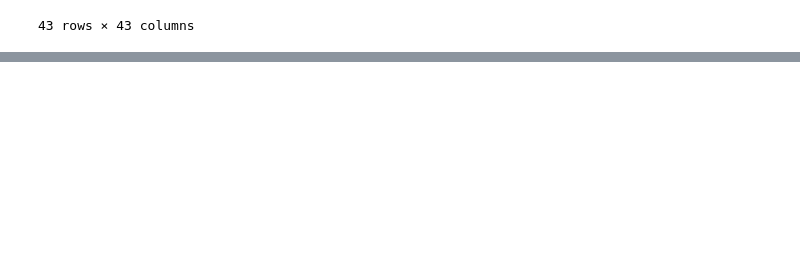
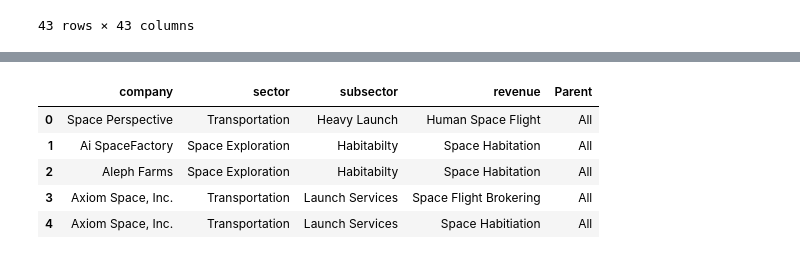
Before and after one commit to varshafawkes/spacedbase, a Jupyter notebook: SpacedBase.ipynb, the cells around one changed output, grey strips where cells are left out. Saved outputs shown, nothing was run; the diff lists cells and outputs as text; code cells hidden in the pictures; blank space fills up the shorter version.

```diff
--- a/SpacedBase.ipynb
+++ b/SpacedBase.ipynb
@@ -219,0 +288,11 @@ fig.write_html('rev_cooccurence.html')
+# %%
+fn = '/Users/varshas/experiments/spacedbase/data/Breakdown Sectors - Cleaned Data 8_28.csv'
+import pandas as pd
+df = pd.read_csv(fn)
+df.columns = ['Logo', 'Company Name', 'Website Link/more info', 'Est. size', 'Sector',
+       'Subsector', 'Address', 'City', 'State', 'Country', 'Founded Date',
+       'Founder/Founding team', 'Last Funding Type', 'Funding Total*', 'Class',
+       'Public/Private', 'Summary',
+       'Revenue Activity Tags (What are they selling)', 'Revenue Activity Tags 2',
+       'Revenue Activity Tags 3', 'Revenue Activity Tags 4', 'Revenue Activity Tags 5']
+df.head(n=2)
@@ -219,0 +304,8 @@ fig.write_html('rev_cooccurence.html')
+# %%
+filt_df = df.loc[:, df.columns != 'Company Name'].dropna(how='all').join(df[['Company Name']])
+filt_df = filt_df.fillna('')
+filt_df['revenue'] = filt_df[['Revenue Activity Tags (What are they selling)',
+       'Revenue Activity Tags 2', 'Revenue Activity Tags 3', 'Revenue Activity Tags 4', 'Revenue Activity Tags 5']].apply(lambda row: ','.join(row.values.astype(str)).rstrip(','), axis=1)
+filt_df = filt_df[['Company Name', 'revenue', 'Sector', 'Subsector']]
+print("Shape of filtered df {}".format(filt_df.shape))
+filt_df.head(n=2)
@@ -219,0 +317,22 @@ fig.write_html('rev_cooccurence.html')
+# %%
+import numpy as np
+def create_tuples(keys, values):
+    rows = []
+    for it in zip(keys, values):
+        [rows.append((k.rstrip().lstrip(), it[1])) for k in it[0].split(',')]
+    return rows
+
+rev_df = pd.DataFrame(create_tuples(keys = filt_df['revenue'], values = filt_df['Company Name']), columns=['revenue', 'company'])
+rev_df.replace('', np.nan, inplace=True)
+rev_df.dropna(inplace=True)
+company_sector_df = filt_df[['Company Name', 'Sector', 'Subsector']].rename(columns={'Company Name': 'company', 'Sector': 'sector', 'Subsector': 'subsector'})
+comb_df = company_sector_df.merge(rev_df)
+comb_df['Parent'] = 'All'
+comb_df.head(n=5)
+# %% [output]
+|  | company | sector | subsector | revenue | Parent |
+| 0 | Space Perspective | Transportation | Heavy Launch | Human Space Flight | All |
+| 1 | Ai SpaceFactory | Space Exploration | Habitabilty | Space Habitation | All |
+| 2 | Aleph Farms | Space Exploration | Habitabilty | Space Habitation | All |
+| 3 | Axiom Space, Inc. | Transportation | Launch Services | Space Flight Brokering | All |
+| 4 | Axiom Space, Inc. | Transportation | Launch Services | Space Habitiation | All |
```
Also changed, not shown: parts of 10 cells of this notebook, 1 other file.
